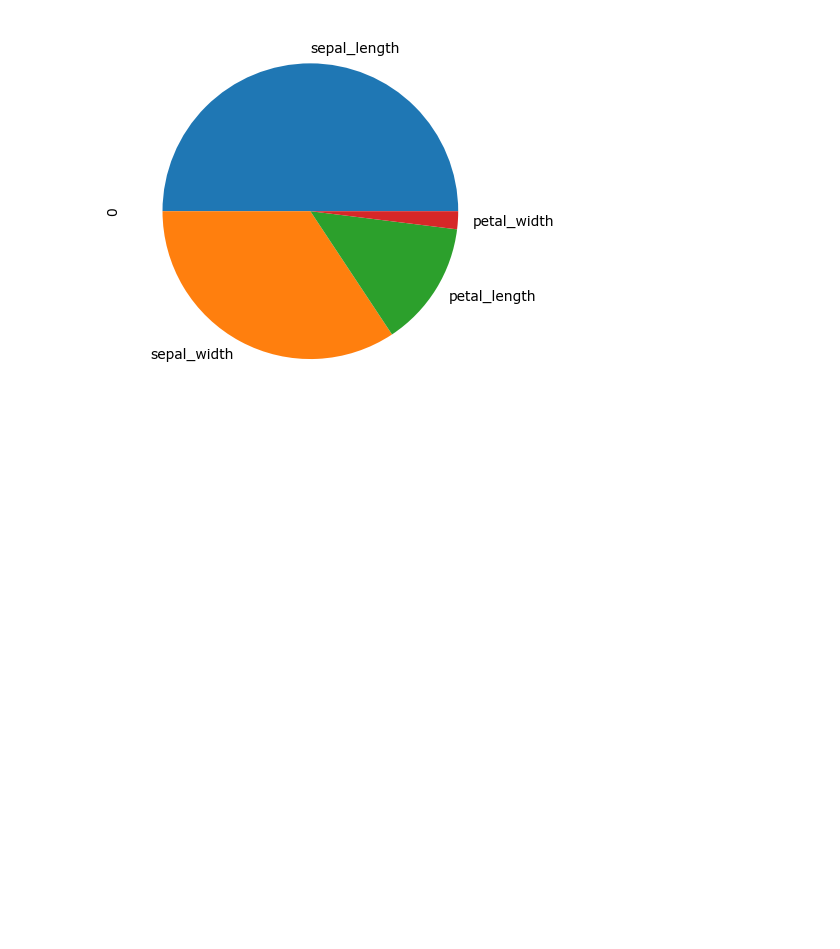
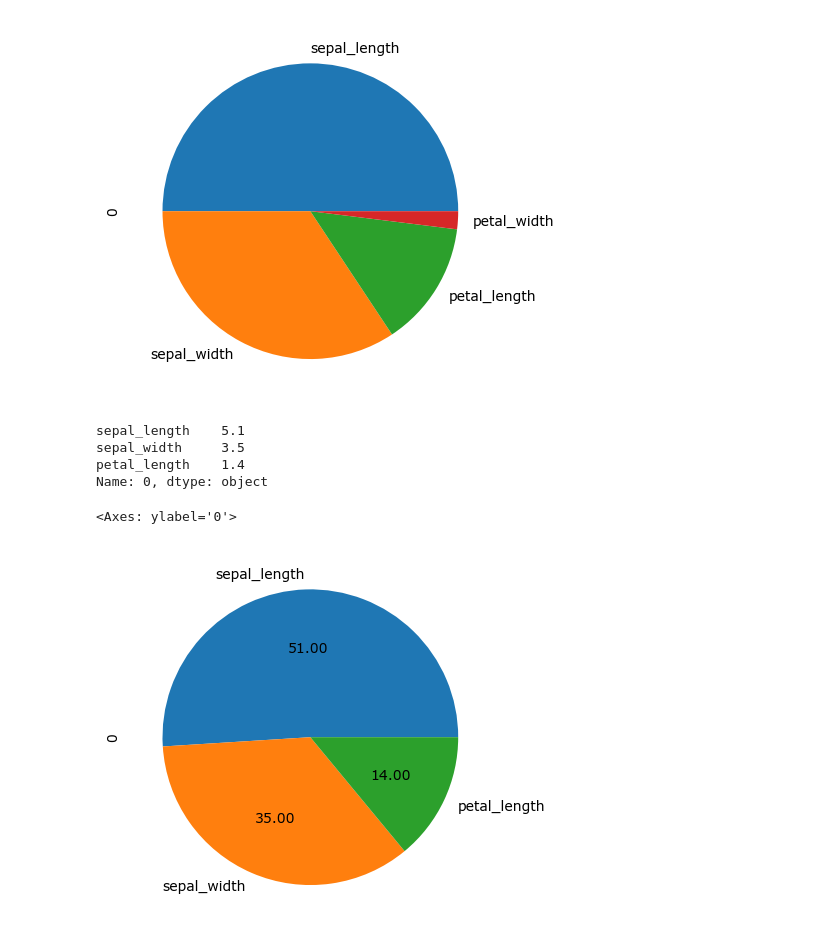
Before and after one commit to harikrishna7696/Datascience_Ml_Revision, a Jupyter notebook: Pandas/Pandas_Graphs.ipynb, the cells around one changed output. Cells and saved outputs as stored; diff of their text form; code cells hidden in the pictures; blank space fills up the shorter version.

```diff
--- a/Pandas/Pandas_Graphs.ipynb
+++ b/Pandas/Pandas_Graphs.ipynb
@@ -217,3 +217,17 @@ iris.iloc[0][:4].plot.pie()
 # %% [output]
 <Axes: ylabel='0'>
 [figure]
+# %%
+iris_t = iris.iloc[0][:3].head(3).T
+iris_t
+# %% [output]
+sepal_length    5.1
+sepal_width     3.5
+petal_length    1.4
+Name: 0, dtype: object
+# %%
+iris_t.plot(kind='pie', autopct='%.2f')
+# using autopct it will show the how much it acquired
+# %% [output]
+<Axes: ylabel='0'>
+[figure, added]
```
Also changed, not shown: parts of 1 cell of this notebook.
